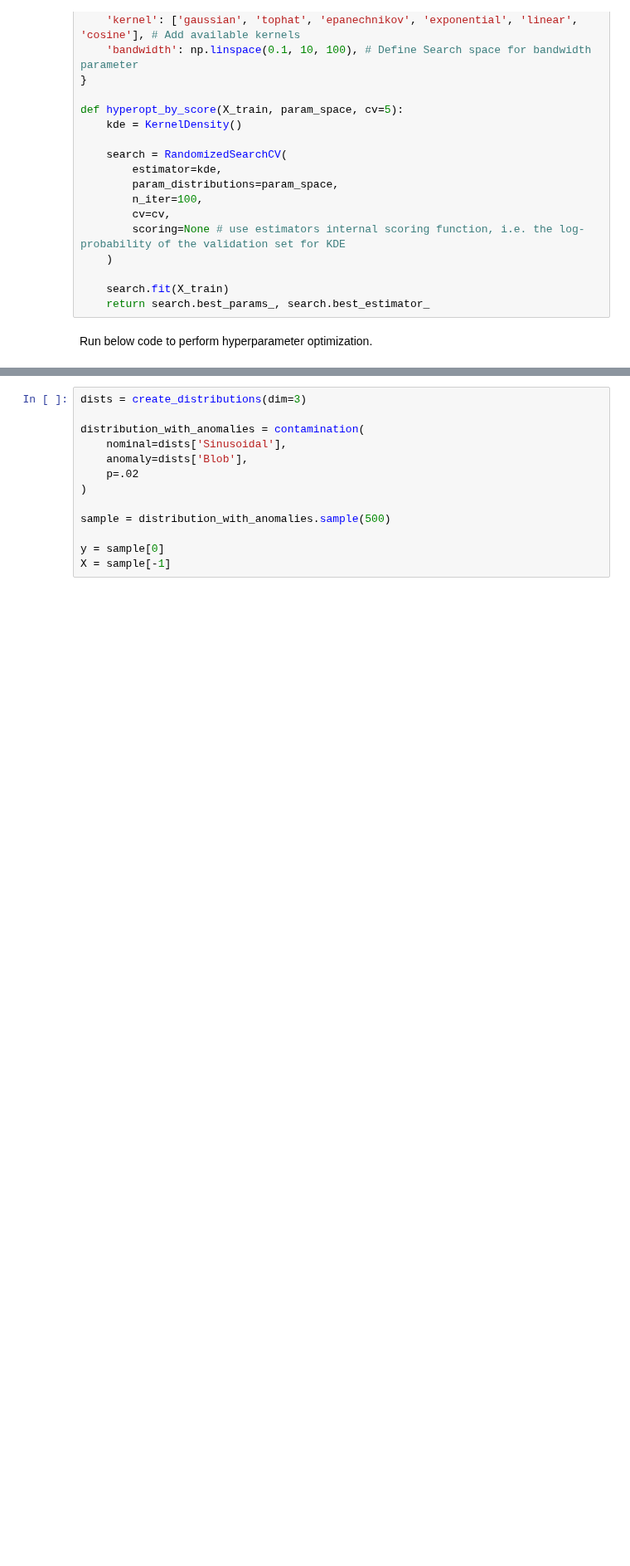
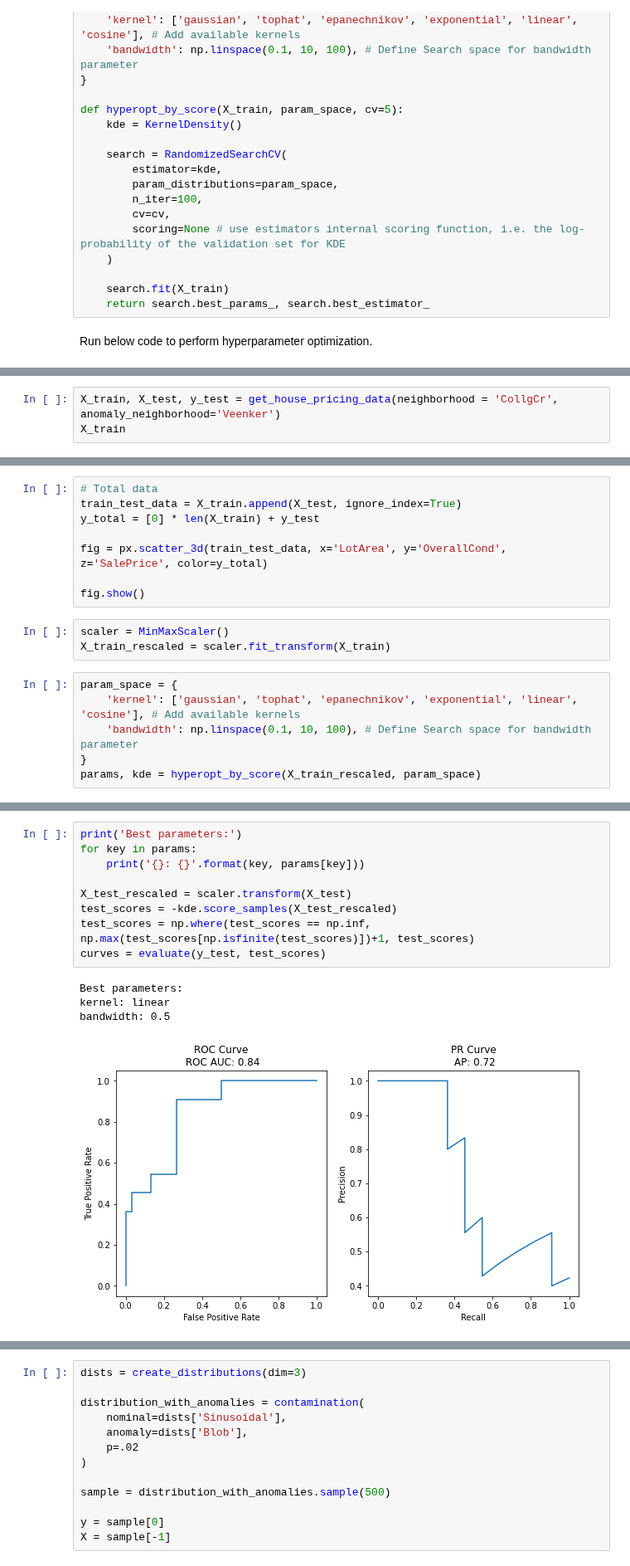
Before and after one commit to aai-institute/tfl-training-practical-anomaly-detection, a Jupyter notebook: notebooks/anomaly_detection_approaches.ipynb, the cells around one changed output, grey strips where cells are left out. Shown at 83% size. Drawn from its saved outputs; the diff is of its cells as text; blank space fills up the shorter version.

Commit message:
house data example

```diff
--- a/notebooks/anomaly_detection_approaches.ipynb
+++ b/notebooks/anomaly_detection_approaches.ipynb
@@ -207,0 +246,3 @@ visualize_kde(params['kernel'], params['bandwidth'], X_test, y_test)
+# %%
+X_train, X_test, y_test = get_house_pricing_data(neighborhood = 'CollgCr', anomaly_neighborhood='Veenker')
+X_train
@@ -207,0 +263,17 @@ visualize_kde(params['kernel'], params['bandwidth'], X_test, y_test)
+# %%
+# Total data
+train_test_data = X_train.append(X_test, ignore_index=True)
+y_total = [0] * len(X_train) + y_test
+
+fig = px.scatter_3d(train_test_data, x='LotArea', y='OverallCond', z='SalePrice', color=y_total)
+
+fig.show()
+# %%
+scaler = MinMaxScaler()
+X_train_rescaled = scaler.fit_transform(X_train)
+# %%
+param_space = {
+    'kernel': ['gaussian', 'tophat', 'epanechnikov', 'exponential', 'linear', 'cosine'], # Add available kernels
+    'bandwidth': np.linspace(0.1, 10, 100), # Define Search space for bandwidth parameter
+}
+params, kde = hyperopt_by_score(X_train_rescaled, param_space)
@@ -207,0 +298,14 @@ visualize_kde(params['kernel'], params['bandwidth'], X_test, y_test)
+# %%
+print('Best parameters:')
+for key in params:
+    print('{}: {}'.format(key, params[key]))
+
+X_test_rescaled = scaler.transform(X_test)
+test_scores = -kde.score_samples(X_test_rescaled)
+test_scores = np.where(test_scores == np.inf, np.max(test_scores[np.isfinite(test_scores)])+1, test_scores)
+curves = evaluate(y_test, test_scores)
+# %% [output]
+Best parameters:
+kernel: linear
+bandwidth: 0.5
+[figure, added]
```
Also changed, not shown: parts of 21 cells of this notebook, 3 other files.
